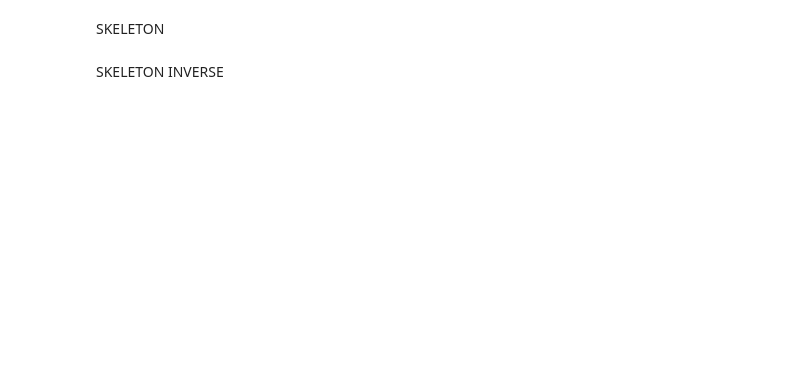
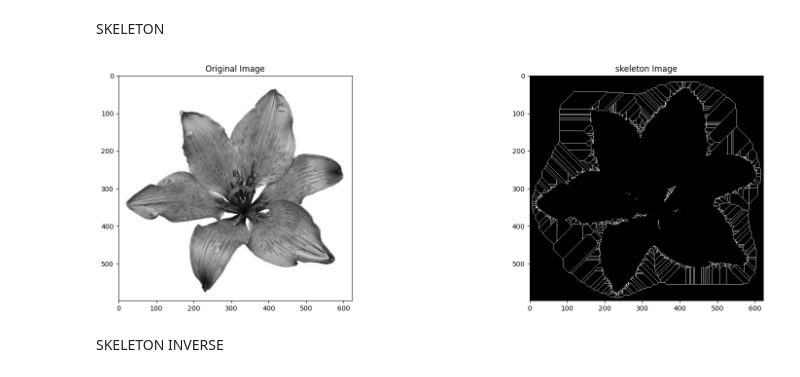
Before and after one commit to FarhanDwiPramana/PCVK, a Jupyter notebook: Week09_Morphology/Week_09_Mophology.ipynb, the cells around one changed output. Saved outputs shown, nothing was run; the diff lists cells and outputs as text; code cells hidden in the pictures; blank space fills up the shorter version.

```diff
--- a/Week09_Morphology/Week_09_Mophology.ipynb
+++ b/Week09_Morphology/Week_09_Mophology.ipynb
@@ -611,2 +646,26 @@ SKELETON
+# %%
+flower = io.imread('/content/drive/MyDrive/img/lily.jpg')
+flower = cv2.cvtColor(flower, cv2.COLOR_BGR2GRAY)
+binary = flower > filters.threshold_triangle(flower)
+
+# Benar(1) & Salah(0)
+binary = binary.copy()
+binary[binary == True] = 1
+binary[binary == False] = 0
+
+# Merubah ke Skeleton
+skeleton = skeletonize(binary)
+
+
+plt.figure(figsize=(20, 6))
+plt.subplot(121),plt.imshow(flower,cmap = 'gray')
+plt.title('Original Image')
+
+plt.subplot(122),plt.imshow(skeleton,cmap = 'gray')
+plt.title('skeleton Image')
+
+plt.show()
+# %% [output]
+[figure, added]
 # %% [markdown]
 SKELETON INVERSE
```
Also changed, not shown: parts of 15 cells of this notebook.
